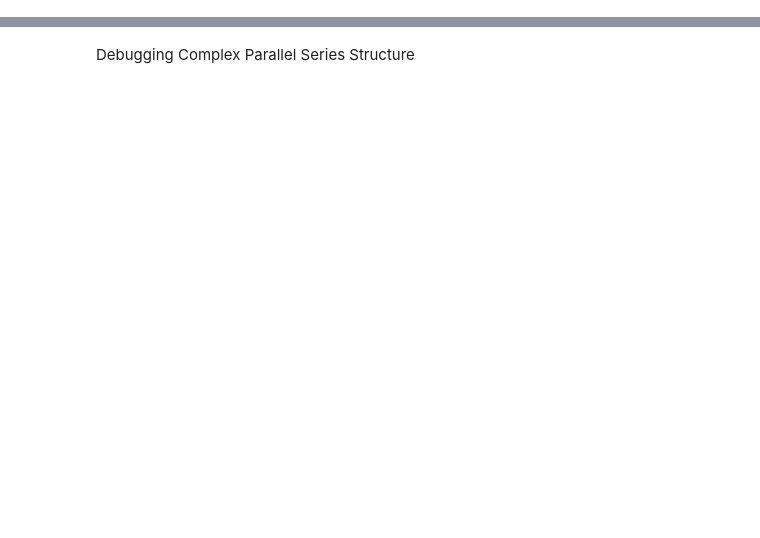
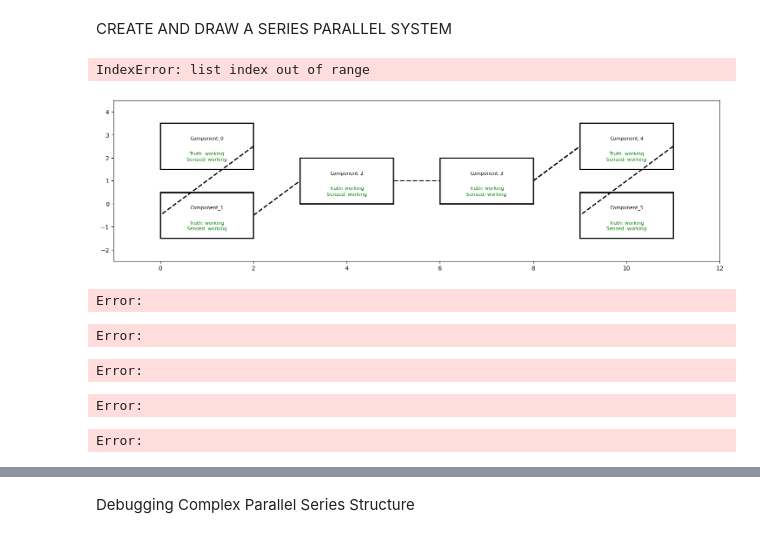
Before and after one commit to andreyaW/KISS, a Jupyter notebook: shipClassTests/system_test.ipynb, the cells around one changed output, grey strips where cells are left out. Saved outputs shown, nothing was run; the diff lists cells and outputs as text; code cells hidden in the pictures; blank space fills up the shorter version.

```diff
--- a/shipClassTests/system_test.ipynb
+++ b/shipClassTests/system_test.ipynb
@@ -7,0 +36,14 @@ from shipClass.System import System
+# %% [markdown]
+CREATE AND DRAW A SERIES PARALLEL SYSTEM
+# %%
+sys_comps = [SensedComp(Component(name=f"Component_{i}")) for i in range(6)]
+sys = System(name="SeriesSystem", comps=sys_comps, parallels = [(1,2), (5,6)], unmanned=True)
+sys.drawSystem()
+# %% [output]
+IndexError: list index out of range
+[figure, added]
+Error:
+Error:
+Error:
+Error:
+Error:
```
Also changed, not shown: parts of 14 cells of this notebook, 18 other files.
